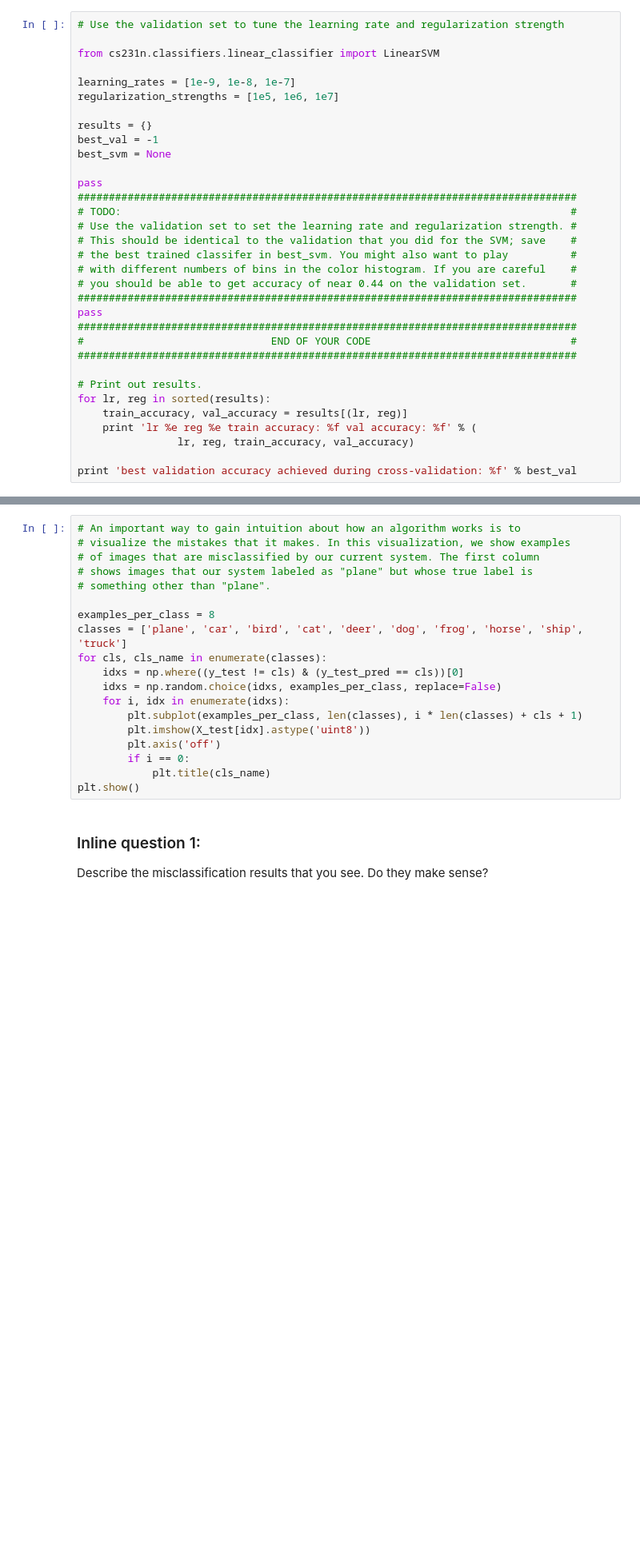
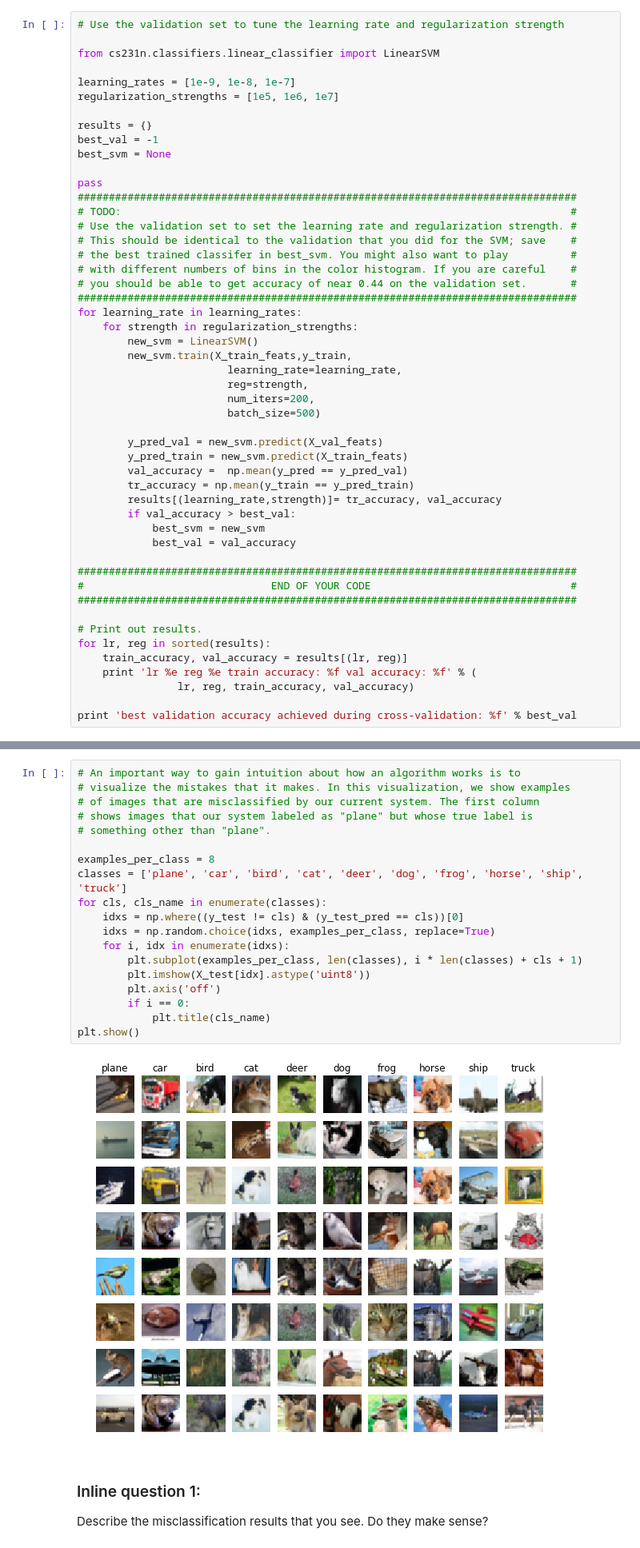
Before and after one commit to climberwb/cs231_assignements, a Jupyter notebook: assignment1/features.ipynb, the cells around one changed output, grey strips where cells are left out. Shown at 80% size. Drawn from its saved outputs; the diff is of its cells as text; blank space fills up the shorter version.

```diff
--- a/assignment1/features.ipynb
+++ b/assignment1/features.ipynb
@@ -149,7 +152,24 @@ pass
 # with different numbers of bins in the color histogram. If you are careful    #
 # you should be able to get accuracy of near 0.44 on the validation set.       #
 ################################################################################
-pass
+for learning_rate in learning_rates:
+    for strength in regularization_strengths:
+        new_svm = LinearSVM()
+        new_svm.train(X_train_feats,y_train,
+                        learning_rate=learning_rate,
+                        reg=strength,
+                        num_iters=200,
+                        batch_size=500)
+
+        y_pred_val = new_svm.predict(X_val_feats)
+        y_pred_train = new_svm.predict(X_train_feats)
+        val_accuracy =  np.mean(y_pred == y_pred_val)
+        tr_accuracy = np.mean(y_train == y_pred_train)
+        results[(learning_rate,strength)]= tr_accuracy, val_accuracy
+        if val_accuracy > best_val:
+            best_svm = new_svm
+            best_val = val_accuracy
+
 ################################################################################
 #                              END OF YOUR CODE                                #
 ################################################################################
@@ -173,22 +202,24 @@ AttributeError: 'NoneType' object has no attribute 'predict'
 # %%
 # An important way to gain intuition about how an algorithm works is to
 # visualize the mistakes that it makes. In this visualization, we show examples
 # of images that are misclassified by our current system. The first column
 # shows images that our system labeled as "plane" but whose true label is
 # something other than "plane".
 
 examples_per_class = 8
 classes = ['plane', 'car', 'bird', 'cat', 'deer', 'dog', 'frog', 'horse', 'ship', 'truck']
 for cls, cls_name in enumerate(classes):
     idxs = np.where((y_test != cls) & (y_test_pred == cls))[0]
-    idxs = np.random.choice(idxs, examples_per_class, replace=False)
+    idxs = np.random.choice(idxs, examples_per_class, replace=True)
     for i, idx in enumerate(idxs):
         plt.subplot(examples_per_class, len(classes), i * len(classes) + cls + 1)
         plt.imshow(X_test[idx].astype('uint8'))
         plt.axis('off')
         if i == 0:
             plt.title(cls_name)
 plt.show()
+# %% [output]
+[figure, added]
 # %% [markdown]
 ### Inline question 1:
 Describe the misclassification results that you see. Do they make sense?
```
Also changed, not shown: parts of 5 cells of this notebook, 3 other files.
